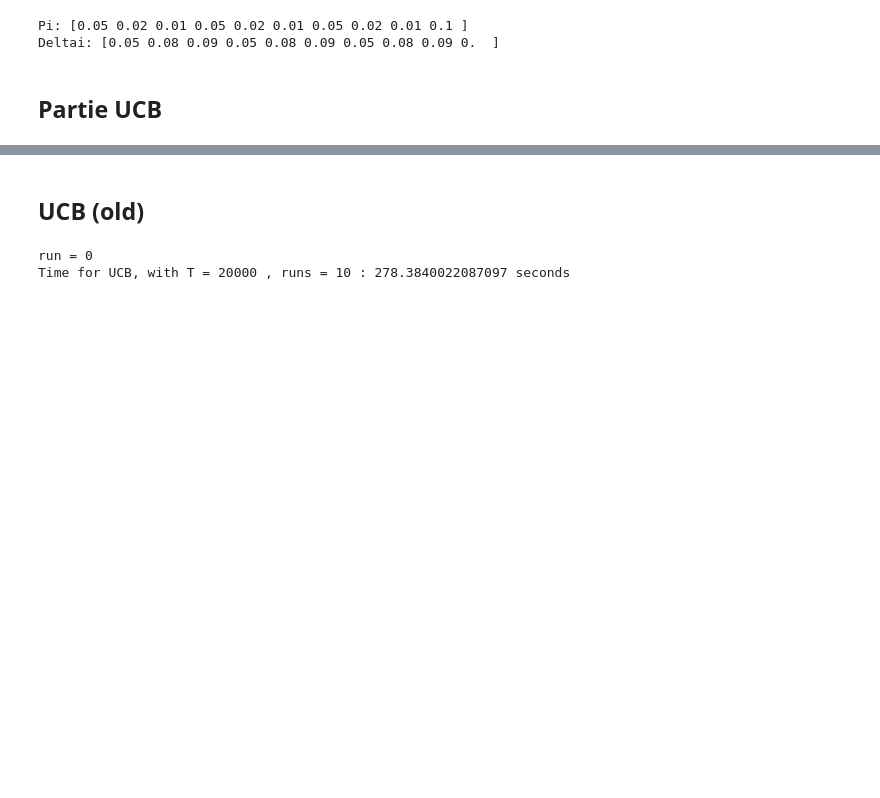
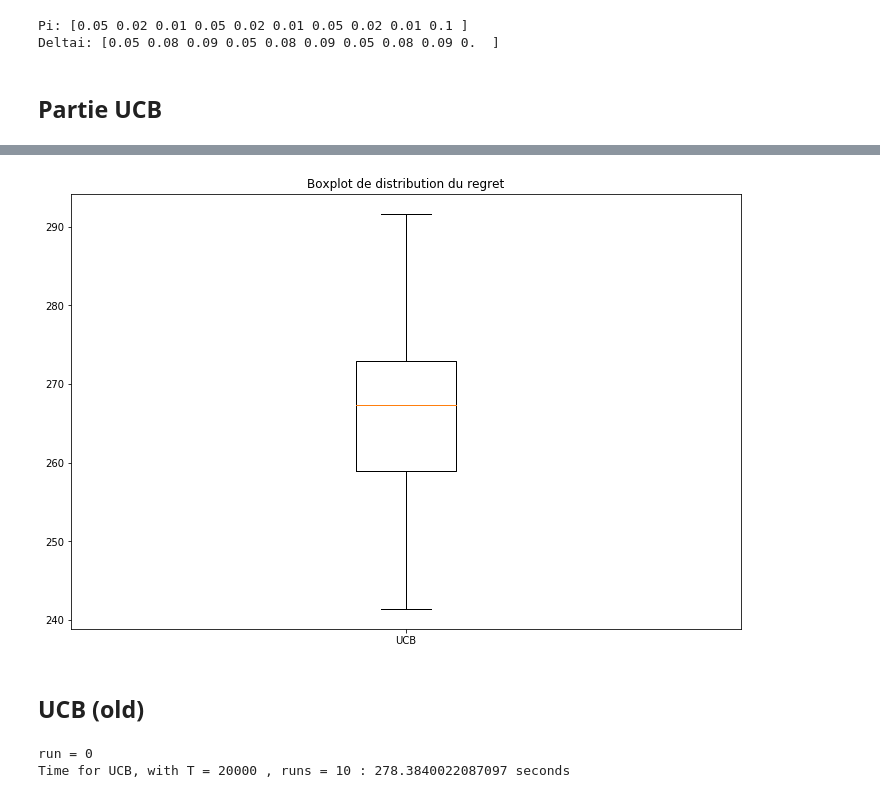
Before and after one commit to zakaryaxali/bandits_kl-ucb, a Jupyter notebook: scenario_2.ipynb, the cells around one changed output, grey strips where cells are left out. Saved outputs shown, nothing was run; the diff lists cells and outputs as text; code cells hidden in the pictures; blank space fills up the shorter version.

```diff
--- a/scenario_2.ipynb
+++ b/scenario_2.ipynb
@@ -94,3 +153,13 @@ t & Pseudo-Regret : 49999 1138.16
+# %%
+fig=plt.figure(figsize=(12,8))
+ax = fig.add_subplot(1,1,1)
+ax.boxplot([regret_list_ucb])
+ax.set_xticklabels(['UCB'])
+#ax.legend(loc='best')
+ax.set_title('Boxplot de distribution du regret')
+plt.show()
+# %% [output]
+[figure, added]
 # %% [markdown]
 ## UCB (old)
 # %%
```
Also changed, not shown: parts of 4 cells of this notebook.
